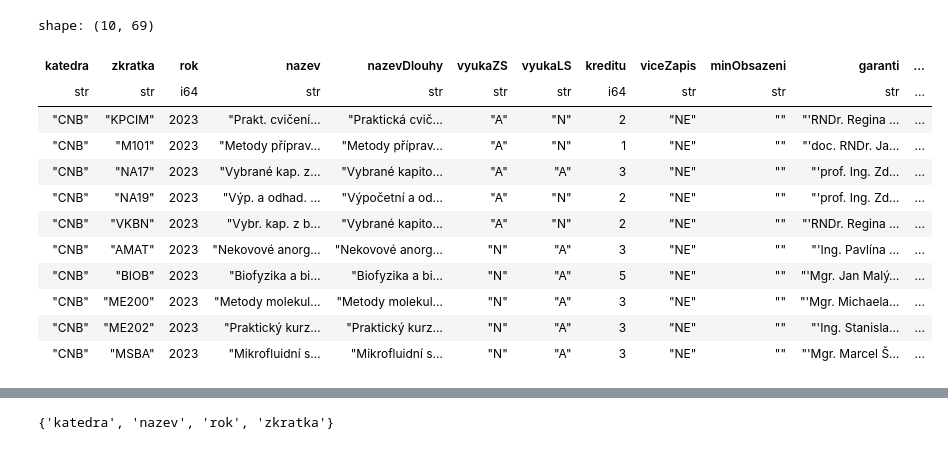
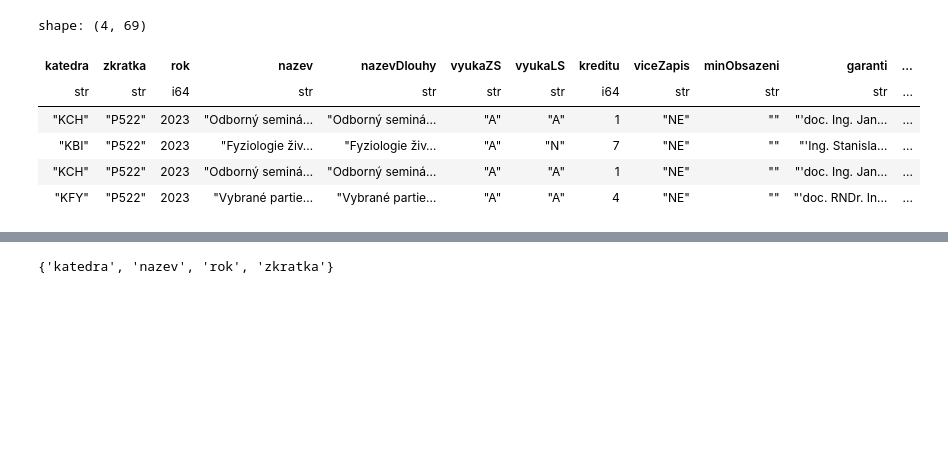
Before and after one commit to MFVS/kontrola-rozvrhu-extended, a Jupyter notebook: stag_bombator1.1.b1.ipynb, the cells around one changed output, grey strips where cells are left out. Saved outputs shown, nothing was run; the diff lists cells and outputs as text; code cells hidden in the pictures; blank space fills up the shorter version.

```diff
--- a/stag_bombator1.1.b1.ipynb
+++ b/stag_bombator1.1.b1.ipynb
@@ -26,25 +26,19 @@ def replace(df, new_position, col_name):
 # %%
 rozvrh_by_kat = pl.read_csv("source_tables/rozvrhy_fakulta.csv").drop("semestr").unique().rename({"predmet" : "zkratka"})
 rozvrh_by_kat = fix_str_to_int(rozvrh_by_kat, ["ucitIdno.ucitel", "vsichniUciteleUcitIdno"])
 #print(rozvrh_by_kat.head())
 predmety_by_kat = pl.read_csv("source_tables/predmety_fakulta.csv").drop("semestr").unique().drop(["pocetStudentu", "aSkut", "bSkut", "cSkut"])
 predmety_by_kat = fix_str_to_int(predmety_by_kat, ["garantiUcitIdno", "prednasejiciUcitIdno", "cviciciUcitIdno", "seminariciUcitIdno", "hodZaSemKombForma"])
-predmety_by_kat.head(10)
+predmety_by_kat.filter(pl.col("zkratka") == "P522").head()
 #predmety_by_kat = pl.read_excel("source_tables/getPredmetyByKatedraFullInfo-2023-03-15-17-40.xlsx", sheet_id=1, engine="openpyxl").drop("semestr").unique().drop(["pocetStudentu", "aSkut", "bSkut", "cSkut"])
 # %% [output]
-shape: (10, 69)
+shape: (4, 69)
 | katedra | zkratka | rok | nazev | nazevDlouhy | vyukaZS | vyukaLS | kreditu | viceZapis | minObsazeni | garanti | ... |
 | str | str | i64 | str | str | str | str | i64 | str | str | str | ... |
-| "CNB" | "KPCIM" | 2023 | "Prakt. cvičení… | "Praktická cvič… | "A" | "N" | 2 | "NE" | "" | "'RNDr. Regina … | ... |
-| "CNB" | "M101" | 2023 | "Metody příprav… | "Metody příprav… | "A" | "N" | 1 | "NE" | "" | "'doc. RNDr. Ja… | ... |
-| "CNB" | "NA17" | 2023 | "Vybrané kap. z… | "Vybrané kapito… | "A" | "A" | 3 | "NE" | "" | "'prof. Ing. Zd… | ... |
-| "CNB" | "NA19" | 2023 | "Výp. a odhad. … | "Výpočetní a od… | "A" | "N" | 2 | "NE" | "" | "'prof. Ing. Zd… | ... |
-| "CNB" | "VKBN" | 2023 | "Vybr. kap. z b… | "Vybrané kapito… | "A" | "N" | 2 | "NE" | "" | "'RNDr. Regina … | ... |
-| "CNB" | "AMAT" | 2023 | "Nekovové anorg… | "Nekovové anorg… | "N" | "A" | 3 | "NE" | "" | "'Ing. Pavlína … | ... |
-| "CNB" | "BIOB" | 2023 | "Biofyzika a bi… | "Biofyzika a bi… | "N" | "A" | 5 | "NE" | "" | "'Mgr. Jan Malý… | ... |
-| "CNB" | "ME200" | 2023 | "Metody molekul… | "Metody molekul… | "N" | "A" | 3 | "NE" | "" | "'Mgr. Michaela… | ... |
-| "CNB" | "ME202" | 2023 | "Praktický kurz… | "Praktický kurz… | "N" | "A" | 3 | "NE" | "" | "'Ing. Stanisla… | ... |
-| "CNB" | "MSBA" | 2023 | "Mikrofluidní s… | "Mikrofluidní s… | "N" | "A" | 3 | "NE" | "" | "'Mgr. Marcel Š… | ... |
+| "KCH" | "P522" | 2023 | "Odborný seminá… | "Odborný seminá… | "A" | "A" | 1 | "NE" | "" | "'doc. Ing. Jan… | ... |
+| "KBI" | "P522" | 2023 | "Fyziologie živ… | "Fyziologie živ… | "A" | "N" | 7 | "NE" | "" | "'Ing. Stanisla… | ... |
+| "KCH" | "P522" | 2023 | "Odborný seminá… | "Odborný seminá… | "A" | "A" | 1 | "NE" | "" | "'doc. Ing. Jan… | ... |
+| "KFY" | "P522" | 2023 | "Vybrané partie… | "Vybrané partie… | "A" | "A" | 4 | "NE" | "" | "'doc. RNDr. In… | ... |
 # %%
 # qr = ~pl.all().is_duplicated()
 # rozvrh_by_kat = rozvrh_by_kat.filter(qr)
```
Also changed, not shown: parts of 13 cells of this notebook, 20 other files.
